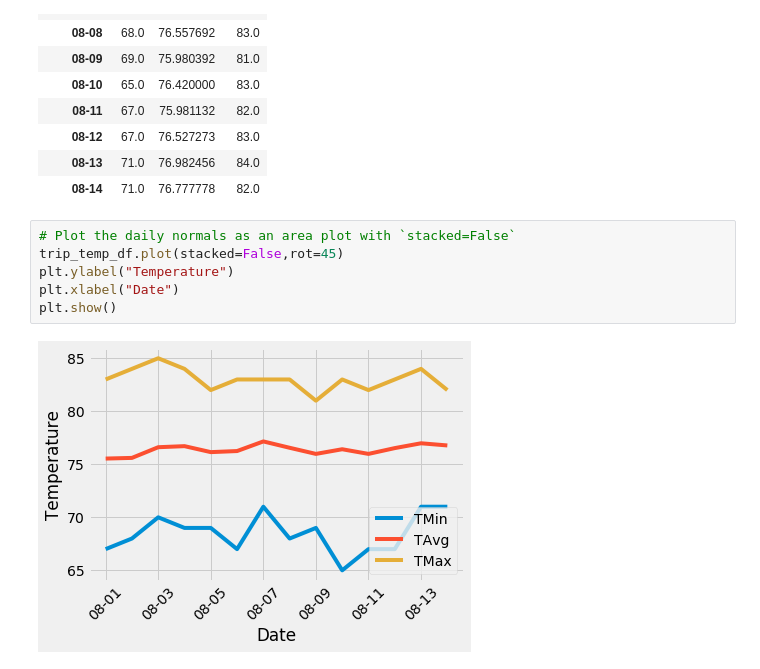
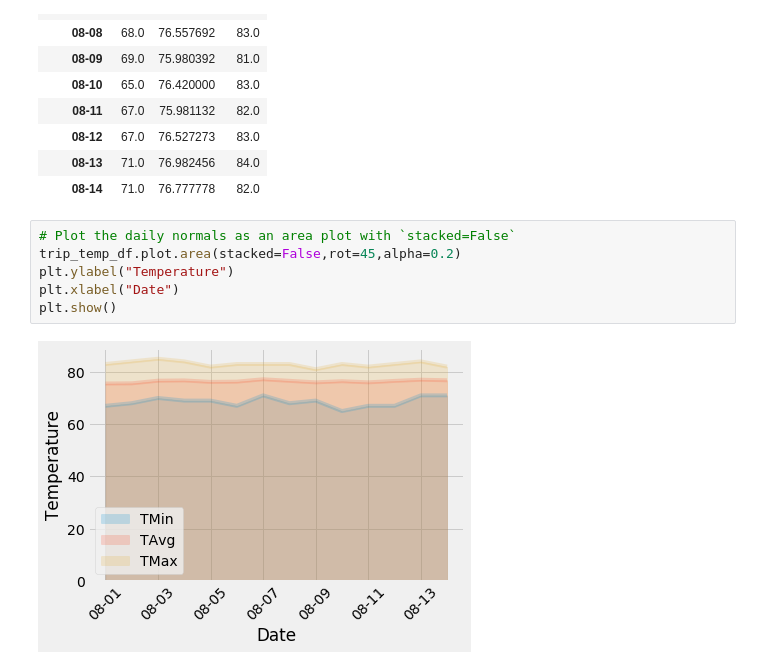
Before and after one commit to HaifaNajdawi/SQLAlchemy_climate_analysis_on_Honolulu-_Hawaii, a Jupyter notebook: climate_starter.ipynb, the cells around one changed output. Cells and saved outputs as stored; diff of their text form.

Commit message:
area chart

```diff
--- a/climate_starter.ipynb
+++ b/climate_starter.ipynb
@@ -381,9 +381,9 @@ trip_temp_df
 | 08-14 | 71.0 | 76.777778 | 82.0 |
 # %%
 # Plot the daily normals as an area plot with `stacked=False`
-trip_temp_df.plot(stacked=False,rot=45)
+trip_temp_df.plot.area(stacked=False,rot=45,alpha=0.2)
 plt.ylabel("Temperature")
 plt.xlabel("Date")
 plt.show()
 # %% [output]
-[figure, old version]
+[figure, new version]
```
Also changed, not shown: parts of 1 cell of this notebook.
